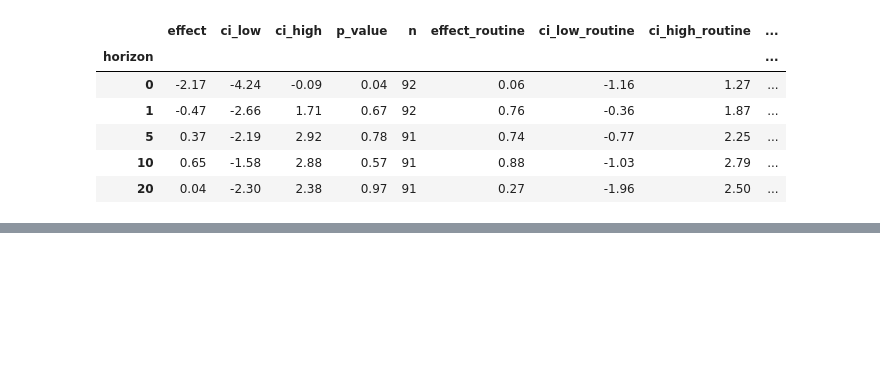
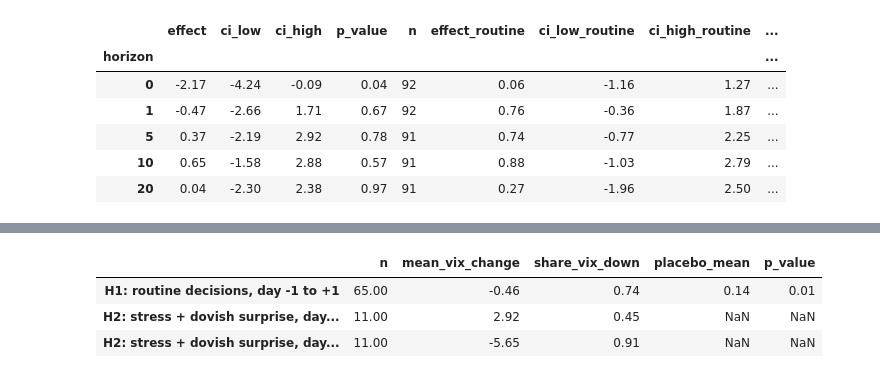
Before and after one commit to mikemalv/Anthropic, a Jupyter notebook: notebooks/fed_policy_volatility.ipynb, the cells around one changed output, grey strips where cells are left out. Cells and saved outputs as stored; diff of their text form; code cells hidden in the pictures; blank space fills up the shorter version.

```diff
--- a/notebooks/fed_policy_volatility.ipynb
+++ b/notebooks/fed_policy_volatility.ipynb
@@ -344,0 +495,40 @@ For client conversations: *"Fed decisions themselves rarely move markets. Volati
+# %%
+# Supporting evidence for the quant trading hypotheses in Section 10
+v = daily["vix_index"].to_numpy()
+
+# Hypothesis 1: routine decisions, VIX change from day -1 to day +1 vs. VIX-matched placebo days
+routine_pos = ev.loc[~ev["crisis"], "pos"]
+crush = v[routine_pos + 1] - v[routine_pos - 1]
+null_crush = an.placebo_mean_changes(daily["vix_index"], routine_pos, horizon=1)
+
+# Hypothesis 2: stress-period decisions with a dovish surprise (2y yield down >= 5 bp)
+dovish = ev[ev["crisis"] & (ev["surprise_bp"] <= -5)]["pos"].to_numpy()
+spike = v[dovish] - v[dovish - 1]
+reversal = v[dovish + 5] - v[dovish]
+
+pd.DataFrame(
+    {
+        "H1: routine decisions, day -1 to +1": {
+            "n": len(crush),
+            "mean_vix_change": crush.mean(),
+            "share_vix_down": (crush < 0).mean(),
+            "placebo_mean": null_crush.mean(),
+            "p_value": an.empirical_p_value(crush.mean(), null_crush),
+        },
+        "H2: stress + dovish surprise, day -1 to 0 (spike)": {
+            "n": len(spike),
+            "mean_vix_change": spike.mean(),
+            "share_vix_down": (spike < 0).mean(),
+        },
+        "H2: stress + dovish surprise, day 0 to +5 (reversal)": {
+            "n": len(reversal),
+            "mean_vix_change": reversal.mean(),
+            "share_vix_down": (reversal < 0).mean(),
+        },
+    }
+).T
+# %% [output]
+|  | n | mean_vix_change | share_vix_down | placebo_mean | p_value |
+| H1: routine decisions, day -1 to +1 | 65.00 | -0.46 | 0.74 | 0.14 | 0.01 |
+| H2: stress + dovish surprise, day... | 11.00 | 2.92 | 0.45 | NaN | NaN |
+| H2: stress + dovish surprise, day... | 11.00 | -5.65 | 0.91 | NaN | NaN |
```
Also changed, not shown: parts of 9 cells of this notebook, 6 other files.
